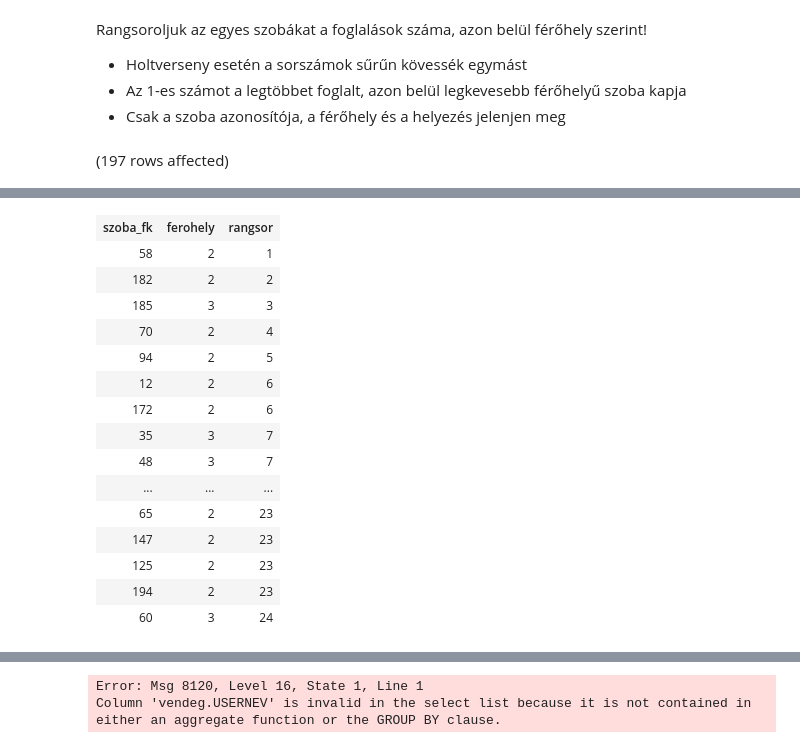
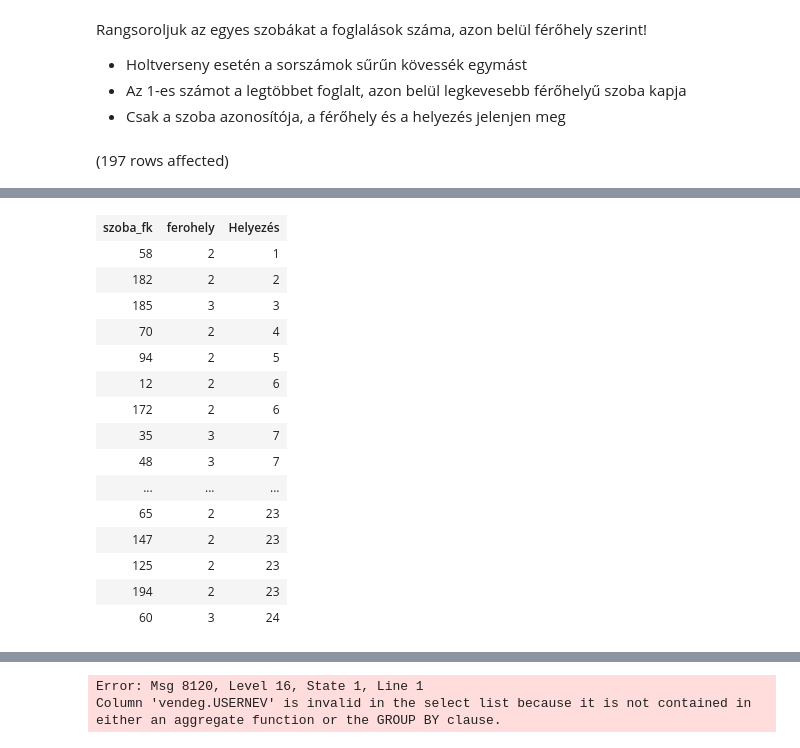
Before and after one commit to tamasbeniczky/gyak_2, a Jupyter notebook: ZH_2.ipynb, the cells around one changed output, grey strips where cells are left out. Saved outputs shown, nothing was run; the diff lists cells and outputs as text; code cells hidden in the pictures.

```diff
--- a/ZH_2.ipynb
+++ b/ZH_2.ipynb
@@ -38,7 +40,7 @@ Rangsoroljuk az egyes szobákat a foglalások száma, azon belül férőhely sze
 # %%
 select f.szoba_fk,
       sz.ferohely,
-        dense_rank() over(order by count(f.foglalas_pk) desc, sz.ferohely) as "rangsor"
+        dense_rank() over(order by count(f.foglalas_pk) desc, sz.ferohely) as "Helyezés"
 from Szoba sz join foglalas f on sz.SZOBA_ID = f.SZOBA_FK
 group by f.szoba_fk, sz.FEROHELY
 # %% [output]
@@ -47,4 +49,4 @@ Total execution time: 00:00:00.014
-| szoba_fk | ferohely | rangsor |
+| szoba_fk | ferohely | Helyezés |
 | 58 | 2 | 1 |
 | 182 | 2 | 2 |
 | 185 | 3 | 3 |
```
Also changed, not shown: parts of 4 cells of this notebook.
